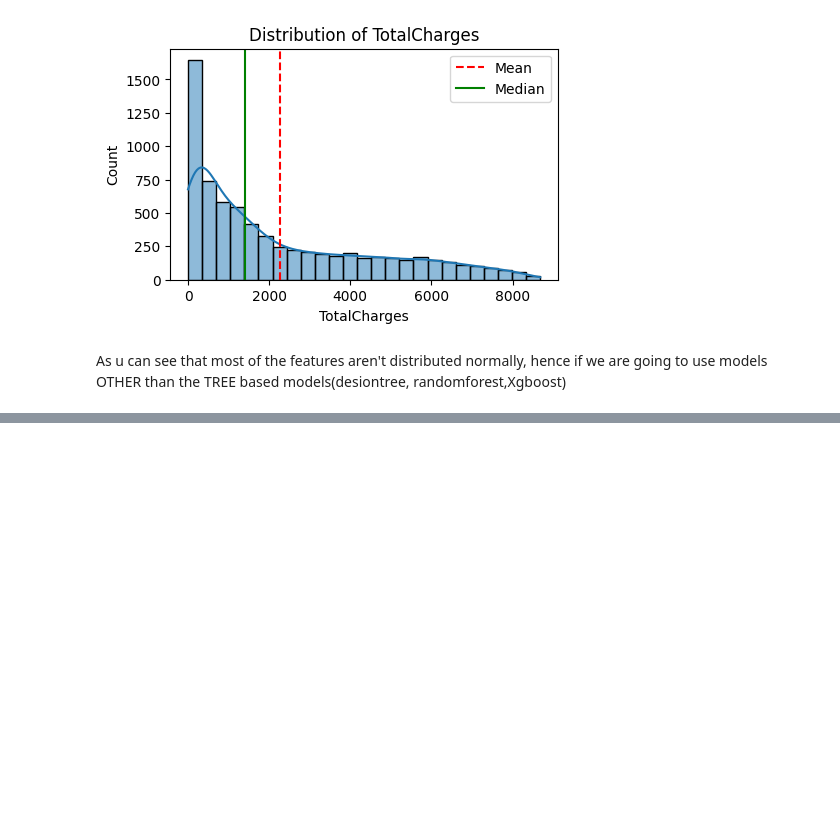
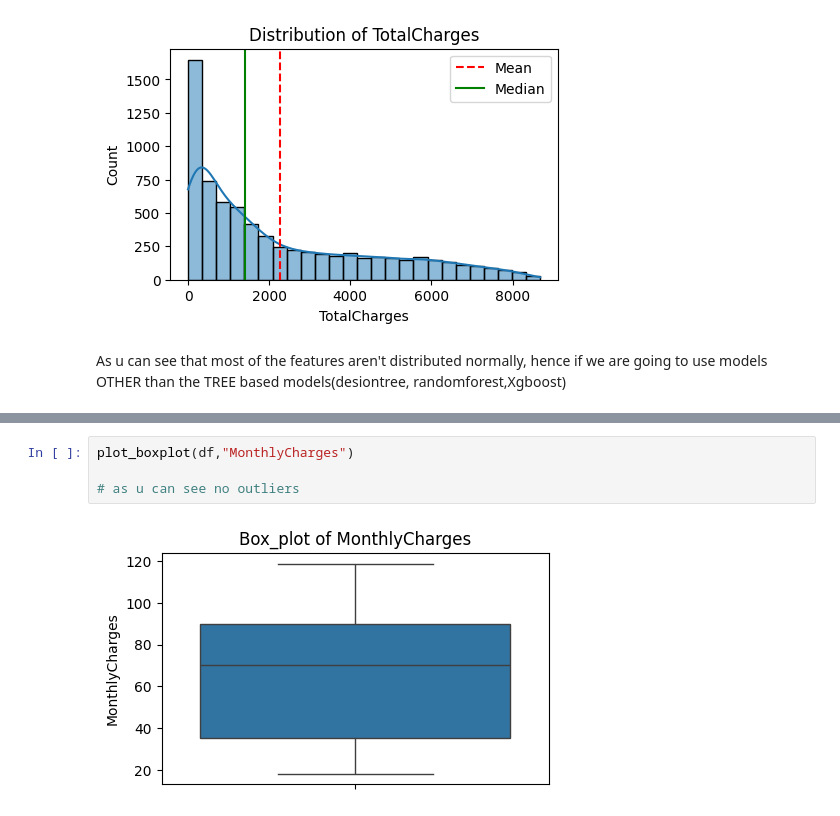
Before and after one commit to Venku96200/Customer_churn_prediction, a Jupyter notebook: customer_churn_analysis.ipynb, the cells around one changed output, grey strips where cells are left out. Drawn from its saved outputs; the diff is of its cells as text; blank space fills up the shorter version.

```diff
--- a/customer_churn_analysis.ipynb
+++ b/customer_churn_analysis.ipynb
@@ -225,0 +244,6 @@ As u can see that most of the features aren't distributed normally, hence if we
+# %%
+plot_boxplot(df,"MonthlyCharges")
+
+# as u can see no outliers
+# %% [output]
+[figure, added]
```
Also changed, not shown: parts of 9 cells of this notebook.
